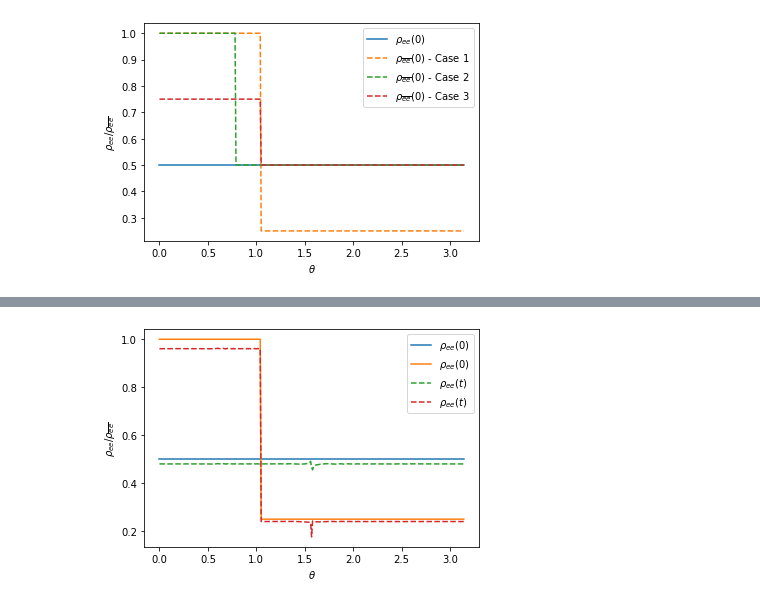
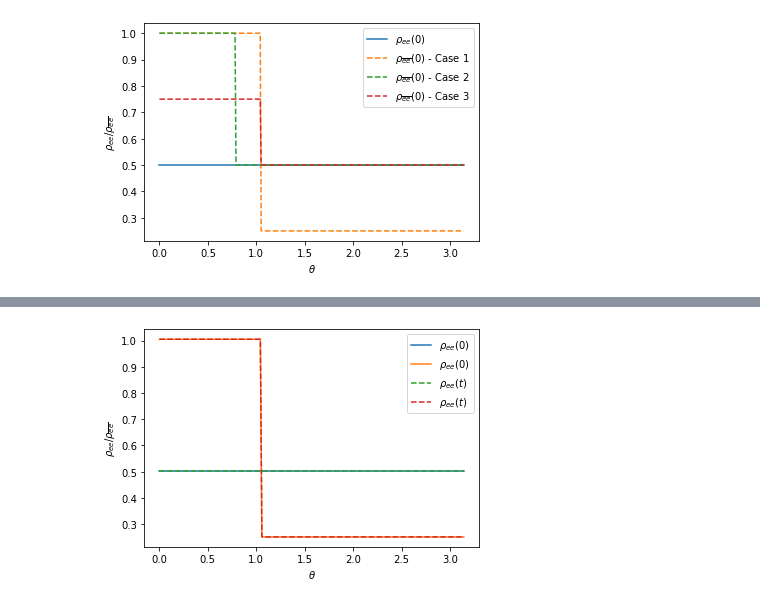
Before and after one commit to pedrodedin/Neutrino-Collective-Effects, a Jupyter notebook: Test_Fast_Oscillations.ipynb, the cells around one changed output, grey strips where cells are left out. Cells and saved outputs as stored; diff of their text form; code cells hidden in the pictures.

```diff
--- a/Test_Fast_Oscillations.ipynb
+++ b/Test_Fast_Oscillations.ipynb
@@ -77,11 +79,12 @@ def initiate(nu_types,t_i,t_f,E_nu,mu_0,theta_step,case):
 # %%
 t_i,t_f=0,5*10**(-6)
 case=1
-E_nu=10 #MeV
-theta_step=0.01
+E_nu=20 #MeV
+# theta_step=0.01
+theta_bins=200
 
 mu_0=10**3 #km⁻¹
 mu_0=mu_0/from_eV_to_1_over_km
 nu_types=['nu_e','nu_x']
 
-y0,omega,E,t,mu_0,n_f,n_dim,n_theta,theta_vec=initiate(nu_types,t_i,t_f,E_nu,mu_0,theta_step,case)
+y0,omega,E,t,mu_0,n_f,n_dim,n_theta,theta_vec=initiate(nu_types,t_i,t_f,E_nu,mu_0,theta_bins,case)
@@ -88,14 +105,14 @@ y0,omega,E,t,mu_0,n_f,n_dim,n_theta,theta_vec=initiate(nu_types,t_i,t_f,E_nu,mu_
 # %%
 def func_Collective_nu_2(y, time, params):
     omega,E,t,mu_0,n_f,n_dim,n_theta,theta_vec= params  # unpack parameters
-    B=np.array(B_vec(n_dim,theta_31))
+    B=np.array(B_vec(n_dim,delta_m2_31))
     L=np.array(L_vec(n_dim))
 
 #     r=time/from_eV_to_1_over_km #From eV⁻¹ to km
 #     mu=mu_supernova(r,mu_opt,mu_0)
     mu=mu_0
     lamb=lambda_supernova(t,"no",0)
-    print(time/(3*10**5*from_eV_to_1_over_km))
+    #print(time/(3*10**5*from_eV_to_1_over_km))
 
     derivs=[]
     nu, nubar = [],[]
@@ -125,8 +142,6 @@ def func_Collective_nu_2(y, time, params):
     for i in range(n_dim):
       nu_sum.append(sum(map(sum,nu_aux[i])))
       nubar_sum.append(sum(map(sum,nubar_aux[i])))
-#       print(list(map(sum,nu_aux[i])))
-#       print(len(map(sum,nu_aux[i])))
       nu_sum_theta.append(sum(theta_vec*list(map(sum,nu_aux[i]))))
       nubar_sum_theta.append(sum(theta_vec*list(map(sum,nubar_aux[i]))))
 
@@ -156,7 +171,7 @@ def func_Collective_nu_2(y, time, params):
     return derivs
 # %%
 mass_ord="NH"
-y0,omega,E,t,mu_0,n_f,n_dim,n_theta,theta_vec=initiate(nu_types,t_i,t_f,E_nu,mu_0,theta_step,case)
+y0,omega,E,t,mu_0,n_f,n_dim,n_theta,theta_vec=initiate(nu_types,t_i,t_f,E_nu,mu_0,theta_bins,case)
 
 if mass_ord=="NH":
     params=omega,E,t,mu_0,n_f,n_dim,n_theta,np.array(theta_vec)
@@ -164,5 +179,8 @@ elif mass_ord=="IH":
     params=-1*omega,E,t,mu_0,n_f,n_dim,n_theta,np.array(theta_vec)
 else:
     print("Not a mass ordering option!")
+
+start_time = time.time()
 psoln= odeint(func_Collective_nu_2, y0, t, args=(params,))
+print("Took %s minutes" % ((time.time() - start_time)/60))
 # %% [output]
@@ -273,0 +188,14 @@ psoln= odeint(func_Collective_nu_2, y0, t, args=(params,))
+# %%
+mass_ord="IH"
+y0,omega,E,t,mu_0,n_f,n_dim,n_theta,theta_vec=initiate(nu_types,t_i,t_f,E_nu,mu_0,theta_bins,case)
+
+if mass_ord=="NH":
+    params=omega,E,t,mu_0,n_f,n_dim,n_theta,np.array(theta_vec)
+elif mass_ord=="IH":
+    params=-1*omega,E,t,mu_0,n_f,n_dim,n_theta,np.array(theta_vec)
+else:
+    print("Not a mass ordering option!")
+
+start_time = time.time()
+psoln_IH= odeint(func_Collective_nu_2, y0, t, args=(params,))
+print("Took %s minutes" % ((time.time() - start_time)/60))
@@ -298,15 +214,16 @@ nu[2][0][0]
 # %%
-theta_vec=np.arange(0,np.pi,theta_step)
+# theta_vec=np.linspace(0,np.pi,theta_bins)
+theta_step=np.pi/theta_bins
 plt.plot(theta_vec,np.array(nu[2][0][0])/theta_step,label=r"$\rho_{ee}(0)$")
 plt.plot(theta_vec,np.array(nubar[2][0][0])/theta_step,label=r"$\rho_{ee}(0)$")
 plt.plot(theta_vec,np.array(nu[2][0][-1])/theta_step,ls='--',label=r"$\rho_{ee}(t)$")
 plt.plot(theta_vec,np.array(nubar[2][0][-1])/theta_step,ls='--',label=r"$\rho_{ee}(t)$")
 plt.xlabel(r"$\theta$")
 plt.ylabel(r"$\rho_{ee}$/$\rho_{\overline{ee}}$")
 plt.legend()
 plt.show()
 # %% [output]
-[figure, old version]
+[figure, new version]
 # %%
   nu_e_time,nubar_e_time=[],[]
   nu_x_time,nubar_x_time=[],[]
```
Also changed, not shown: parts of 13 cells of this notebook.
